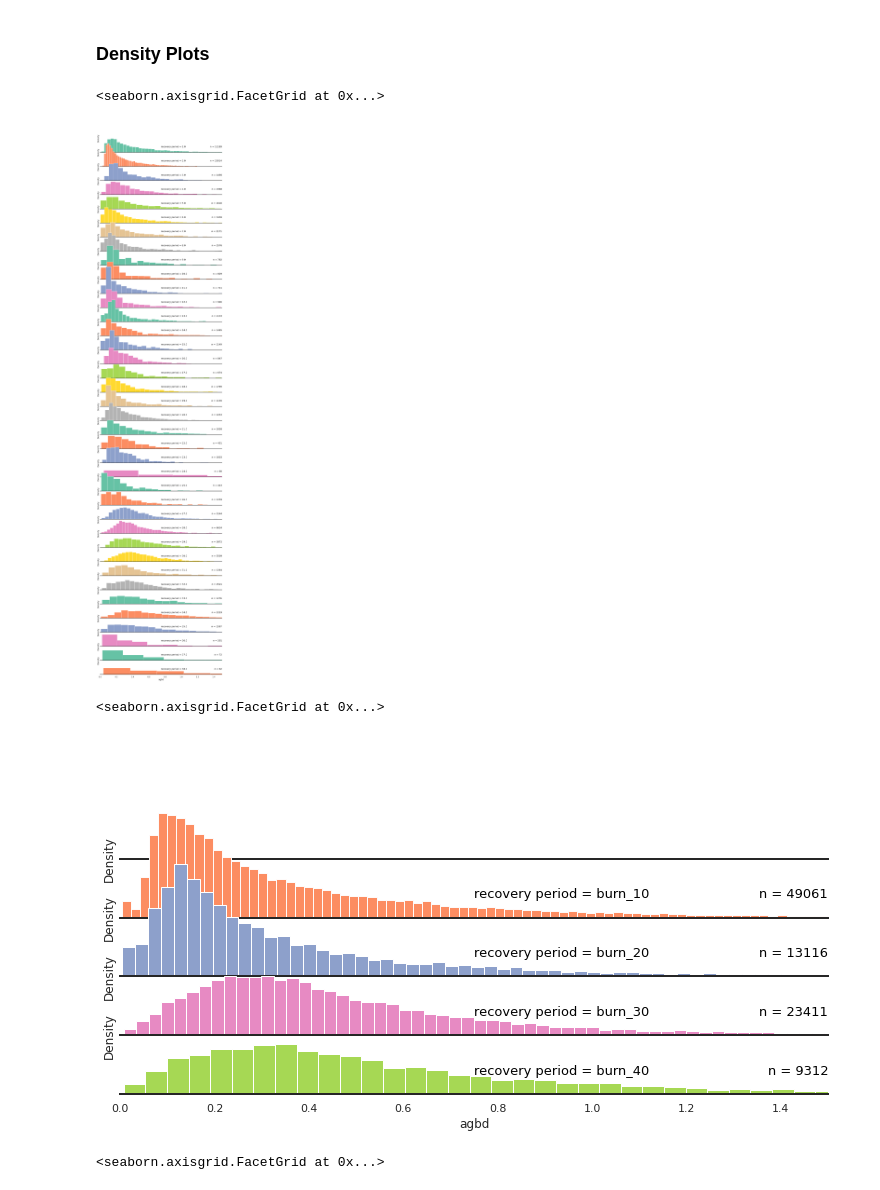
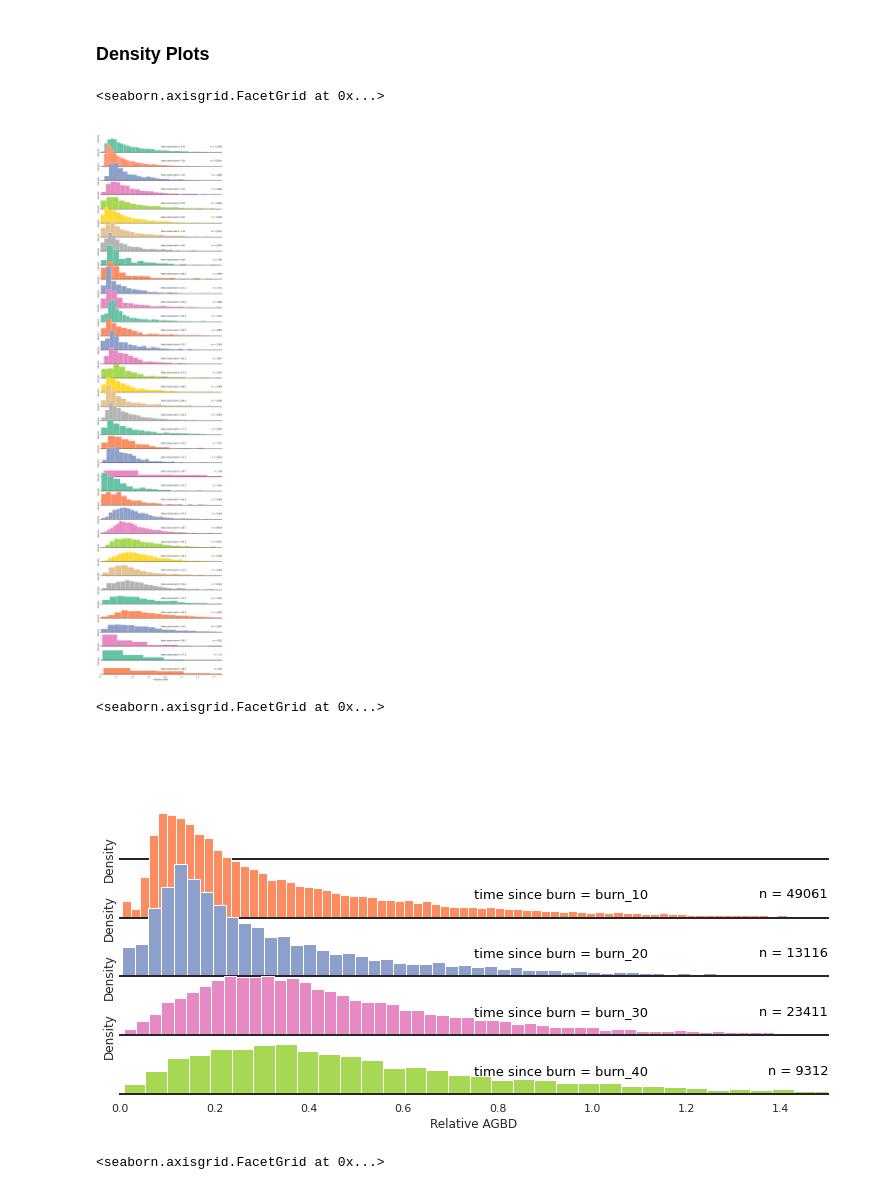
Before and after one commit to mahuna13/fire-regen, a Jupyter notebook: notebooks/exploratory/RegenAnalysisNN.ipynb, the cells around one changed output. Drawn from its saved outputs; the diff is of its cells as text; code cells hidden in the pictures.

```diff
--- a/notebooks/exploratory/RegenAnalysisNN.ipynb
+++ b/notebooks/exploratory/RegenAnalysisNN.ipynb
@@ -95,7 +96,7 @@ ax.set_xlim((0.9, 4.1))
 ax.set_xticklabels(['burned < 10 years ago', 'burned 10-20 years ago', 'burned 20-30 years ago', 'burned > 30 years ago'])
 ax.tick_params(axis='both', which='major', labelsize=20)
 ax.set_xlabel('Time Since Burn', fontsize=30)
-ax.set_ylabel('GEDI AGBD', fontsize=30)
+ax.set_ylabel('Relative AGBD', fontsize=30)
 ax.axhline(y=1, ls="-.")
 # %% [output]
 <matplotlib.lines.Line2D at 0x...>
@@ -142,7 +143,7 @@ g.map_dataframe(sns.histplot, x="rel_agbd", fill=True, alpha=1, stat='density')
 
 def label(x, color, label):
     ax = plt.gca()
-    ax.text(0.5, .2, f'recovery period = {label}', color='black', fontsize=13,
+    ax.text(0.5, .2, f'time since burn= {label}', color='black', fontsize=13,
             ha="left", va="center", transform=ax.transAxes)
     ax.text(1, .2, f'n = {len(x)}', color='black', fontsize=13,
             ha='right', va='center', transform=ax.transAxes)
@@ -150,34 +151,34 @@ def label(x, color, label):
 g.map(label, "time_since_burn")
 g.fig.subplots_adjust(hspace=-.5)
 g.set_titles("")
-g.set(yticks=[], xlabel="agbd")
+g.set(yticks=[], xlabel="Relative AGBD")
 g.despine( left=True)
 # %% [output]
 <seaborn.axisgrid.FacetGrid at 0x...>
-[figure, old version]
+[figure, new version]
 # %%
 sns.set_theme(style="white", rc={"axes.facecolor": (0, 0, 0, 0), 'axes.linewidth':2})
 palette = sns.color_palette("Set2", 12)
 g = sns.FacetGrid(gedi_burned_trees[gedi_burned_trees.burn_severity_median==4], palette=palette, row="time_since_burn_cat", hue="time_since_burn_cat", aspect=9, height=1.2, xlim=[0,1.5])
 g.map_dataframe(sns.histplot, x="rel_agbd", fill=True, alpha=1, stat='density')
 #g.map_dataframe(sns.kdeplot, x="agcd", color='black')
 
 
 def label(x, color, label):
     ax = plt.gca()
-    ax.text(0.5, .2, f'recovery period = {label}', color='black', fontsize=13,
+    ax.text(0.5, .2, f'time since burn = {label}', color='black', fontsize=13,
             ha="left", va="center", transform=ax.transAxes)
     ax.text(1, .2, f'n = {len(x)}', color='black', fontsize=13,
             ha='right', va='center', transform=ax.transAxes)
 
 g.map(label, "time_since_burn_cat")
 g.fig.subplots_adjust(hspace=-.5)
 g.set_titles("")
-g.set(yticks=[], xlabel="agbd")
+g.set(yticks=[], xlabel="Relative AGBD")
 g.despine( left=True)
 # %% [output]
 <seaborn.axisgrid.FacetGrid at 0x...>
-[figure, old version]
+[figure, new version]
 # %%
 sns.set_theme(style="white", rc={"axes.facecolor": (0, 0, 0, 0), 'axes.linewidth':2})
 palette = sns.color_palette("Set2", 12)
```
Also changed, not shown: parts of 9 cells of this notebook.
